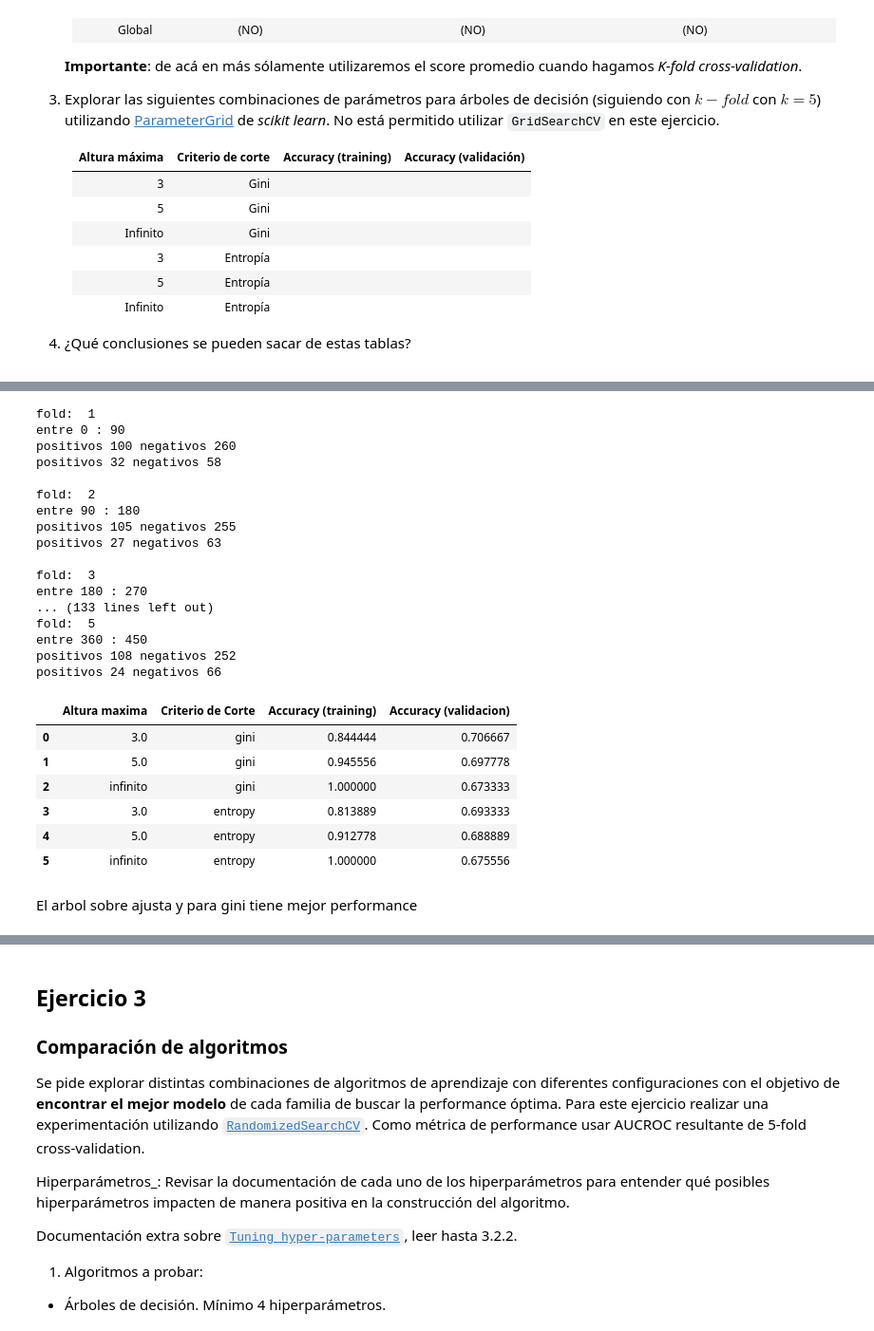
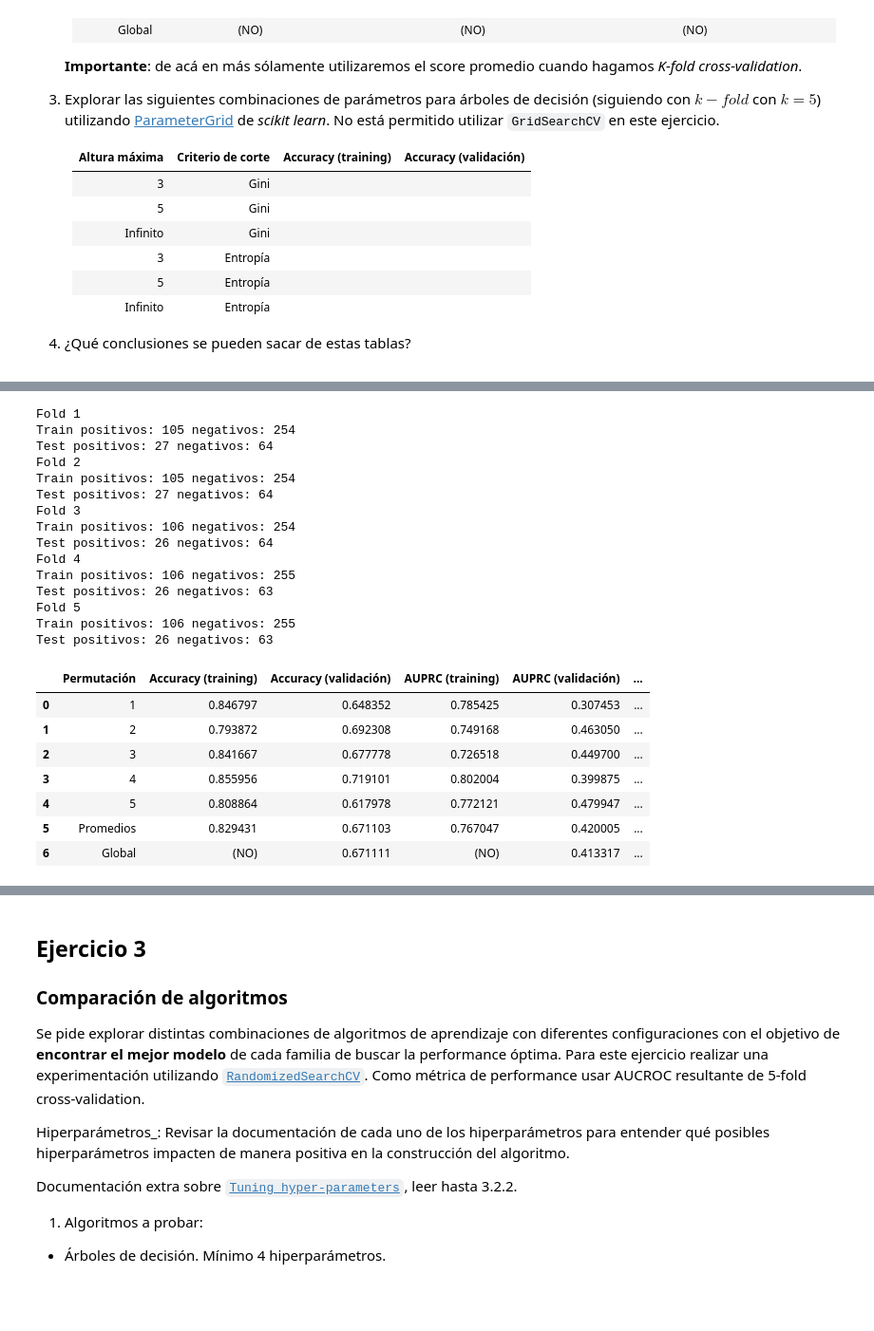
Before and after one commit to martinperaltarecio9/TPs_aprendizaje_automatico, a Jupyter notebook: tp01-enunciado.ipynb, the cells around one changed output, grey strips where cells are left out. Shown: that part at 95% size. Saved outputs shown, nothing was run; the diff lists cells and outputs as text; code cells hidden in the pictures; blank space fills up the shorter version.

Commit message:
Fixed aucroc and aucprc calculations. Moved metrics logit to helpers file. Implemented stratified k_fold function

```diff
--- a/tp01-enunciado.ipynb
+++ b/tp01-enunciado.ipynb
@@ -374,48 +254,0 @@ AUCROC PROMEDIO (validacion) 0.6296000810930379
-# %%
-#EJ 2.3
-from sklearn.model_selection import ParameterGrid
-from sklearn.tree import DecisionTreeClassifier
-grilla={"max_depth":[3,5,None],
-        "criterion":["gini","entropy"],
-       }
-
-grilla_parametros=ParameterGrid(grilla)
-performance={"Altura maxima":[],"Criterio de Corte":[],
-             "Accuracy (training)":[],"Accuracy (validacion)":[]}
-for params in grilla_parametros:
-    res=k_fold(desarrollo,DecisionTreeClassifier,params,5)
-    performance["Altura maxima"].append(params["max_depth"])
-    performance["Criterio de Corte"].append(params["criterion"])
-    performance["Accuracy (training)"].append(res["ACCURACY PROMEDIO (training)"])
-    performance["Accuracy (validacion)"].append(res["ACCURACY PROMEDIO (validacion)"])
-
-performance=pd.DataFrame(performance)
-performance.fillna("infinito",inplace=True)
-performance
-# %% [output]
-fold:  1
-entre 0 : 90
-positivos 100 negativos 260
-positivos 32 negativos 58
-
-fold:  2
-entre 90 : 180
-positivos 105 negativos 255
-positivos 27 negativos 63
-
-fold:  3
-entre 180 : 270
-... (133 lines left out)
-fold:  5
-entre 360 : 450
-positivos 108 negativos 252
-positivos 24 negativos 66
-|  | Altura maxima | Criterio de Corte | Accuracy (training) | Accuracy (validacion) |
-| 0 | 3.0 | gini | 0.844444 | 0.706667 |
-| 1 | 5.0 | gini | 0.945556 | 0.697778 |
-| 2 | infinito | gini | 1.000000 | 0.673333 |
-| 3 | 3.0 | entropy | 0.813889 | 0.693333 |
-| 4 | 5.0 | entropy | 0.912778 | 0.688889 |
-| 5 | infinito | entropy | 1.000000 | 0.675556 |
-# %% [markdown]
-El arbol sobre ajusta y para gini tiene mejor performance
@@ -421,0 +315,27 @@ El arbol sobre ajusta y para gini tiene mejor performance
+# %%
+predictions, scores, true_labels = k_fold(desarrollo, DecisionTreeClassifier, {"max_depth":3}, verbose=True)
+get_df_metricas(predictions, scores, true_labels)
+# %% [output]
+Fold 1
+Train positivos: 105 negativos: 254
+Test positivos: 27 negativos: 64
+Fold 2
+Train positivos: 105 negativos: 254
+Test positivos: 27 negativos: 64
+Fold 3
+Train positivos: 106 negativos: 254
+Test positivos: 26 negativos: 64
+Fold 4
+Train positivos: 106 negativos: 255
+Test positivos: 26 negativos: 63
+Fold 5
+Train positivos: 106 negativos: 255
+Test positivos: 26 negativos: 63
+|  | Permutación | Accuracy (training) | Accuracy (validación) | AUPRC (training) | AUPRC (validación) | ... |
+| 0 | 1 | 0.846797 | 0.648352 | 0.785425 | 0.307453 | ... |
+| 1 | 2 | 0.793872 | 0.692308 | 0.749168 | 0.463050 | ... |
+| 2 | 3 | 0.841667 | 0.677778 | 0.726518 | 0.449700 | ... |
+| 3 | 4 | 0.855956 | 0.719101 | 0.802004 | 0.399875 | ... |
+| 4 | 5 | 0.808864 | 0.617978 | 0.772121 | 0.479947 | ... |
+| 5 | Promedios | 0.829431 | 0.671103 | 0.767047 | 0.420005 | ... |
+| 6 | Global | (NO) | 0.671111 | (NO) | 0.413317 | ... |
```
Also changed, not shown: parts of 11 cells of this notebook, 2 other files.
